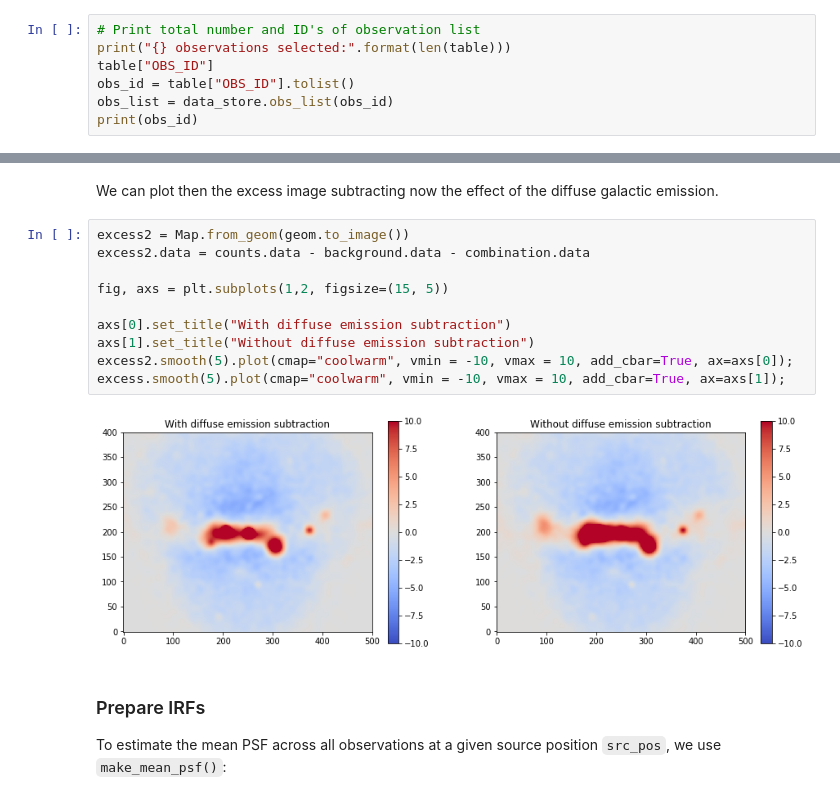
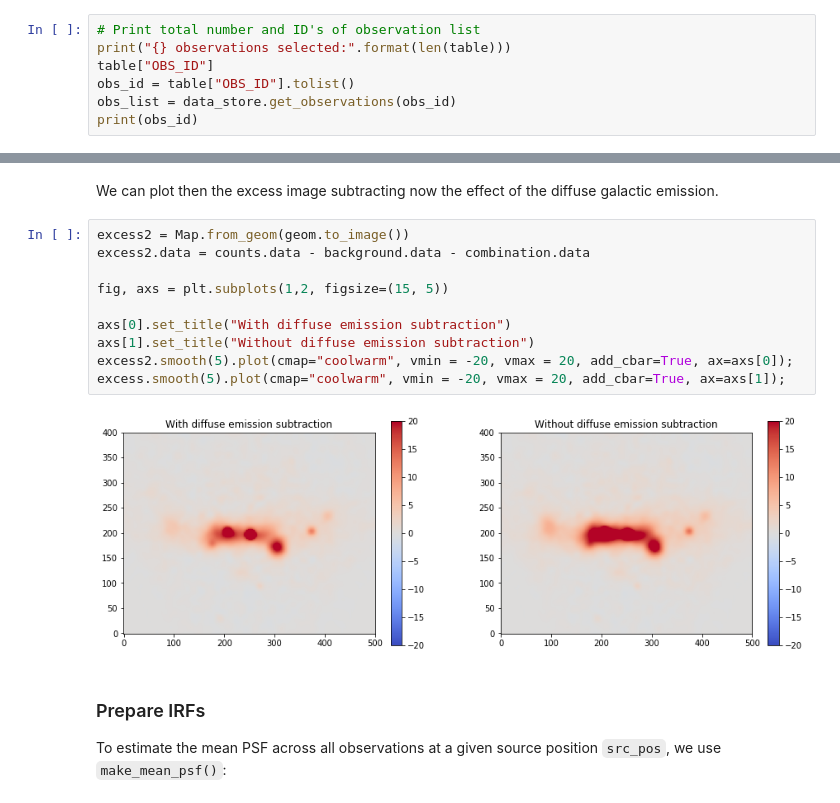
Before and after one commit to gammapy/gammapy-extra, a Jupyter notebook: analyses/cta_1dc_gc_3d.ipynb, the cells around one changed output, grey strips where cells are left out. Saved outputs shown, nothing was run; the diff lists cells and outputs as text.

Commit message:
Removed DataStore.get_list, updated plots and better fit

```diff
--- a/analyses/cta_1dc_gc_3d.ipynb
+++ b/analyses/cta_1dc_gc_3d.ipynb
@@ -88,7 +88,7 @@ table = table[mask]
 print("{} observations selected:".format(len(table)))
 table["OBS_ID"]
 obs_id = table["OBS_ID"].tolist()
-obs_list = data_store.obs_list(obs_id)
+obs_list = data_store.get_observations(obs_id)
 print(obs_id)
 # %% [output]
 57 observations selected:
@@ -262,15 +262,15 @@ We can plot then the excess image subtracting now the effect of the diffuse gala
 # %%
 excess2 = Map.from_geom(geom.to_image())
 excess2.data = counts.data - background.data - combination.data
 
 fig, axs = plt.subplots(1,2, figsize=(15, 5))
 
 axs[0].set_title("With diffuse emission subtraction")
 axs[1].set_title("Without diffuse emission subtraction")
-excess2.smooth(5).plot(cmap="coolwarm", vmin = -10, vmax = 10, add_cbar=True, ax=axs[0]);
-excess.smooth(5).plot(cmap="coolwarm", vmin = -10, vmax = 10, add_cbar=True, ax=axs[1]);
+excess2.smooth(5).plot(cmap="coolwarm", vmin = -20, vmax = 20, add_cbar=True, ax=axs[0]);
+excess.smooth(5).plot(cmap="coolwarm", vmin = -20, vmax = 20, add_cbar=True, ax=axs[1]);
 # %% [output]
-[figure, old version]
+[figure, new version]
 # %% [markdown]
 ### Prepare IRFs
 
```
Also changed, not shown: parts of 16 cells of this notebook.
